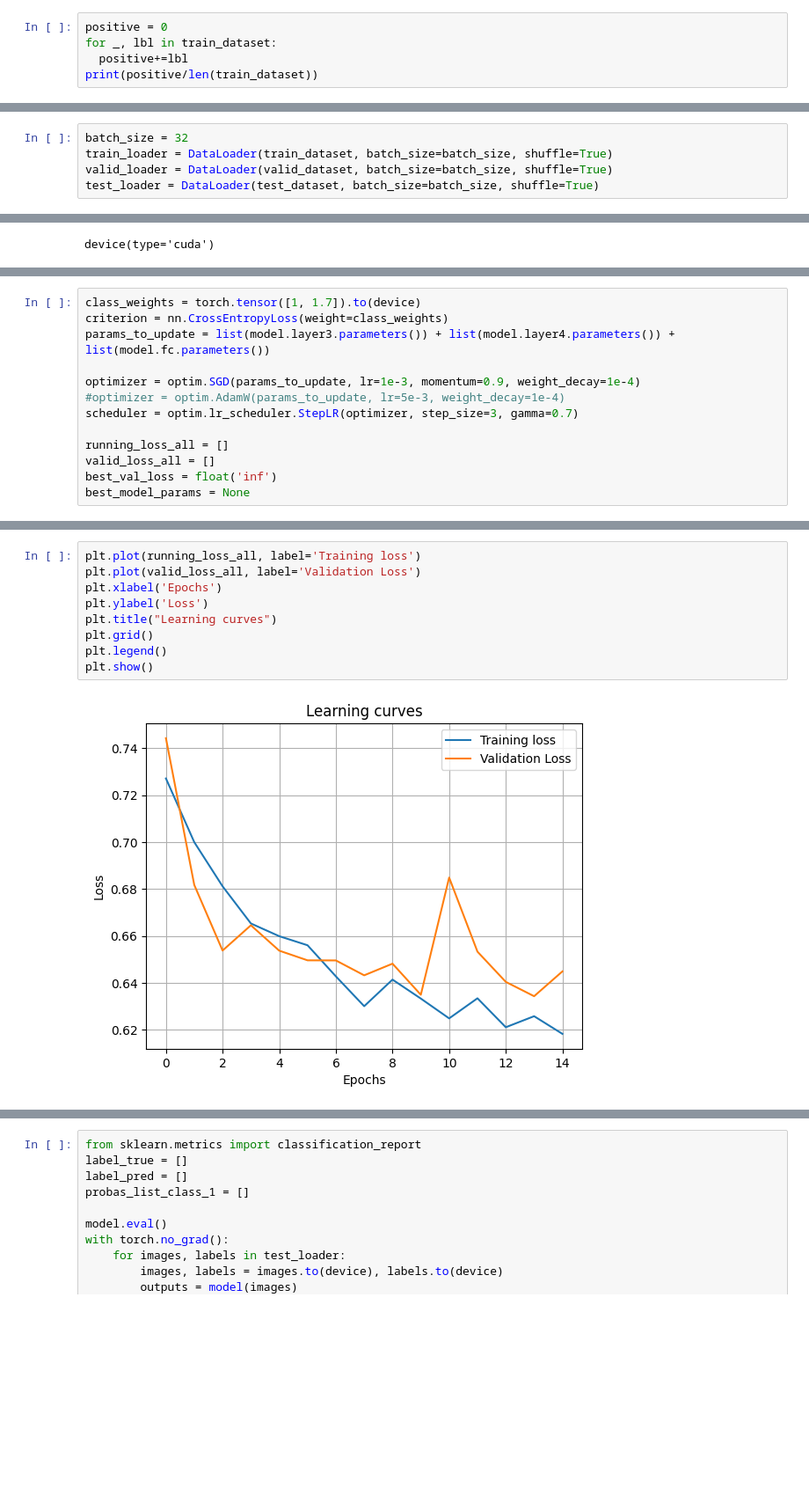
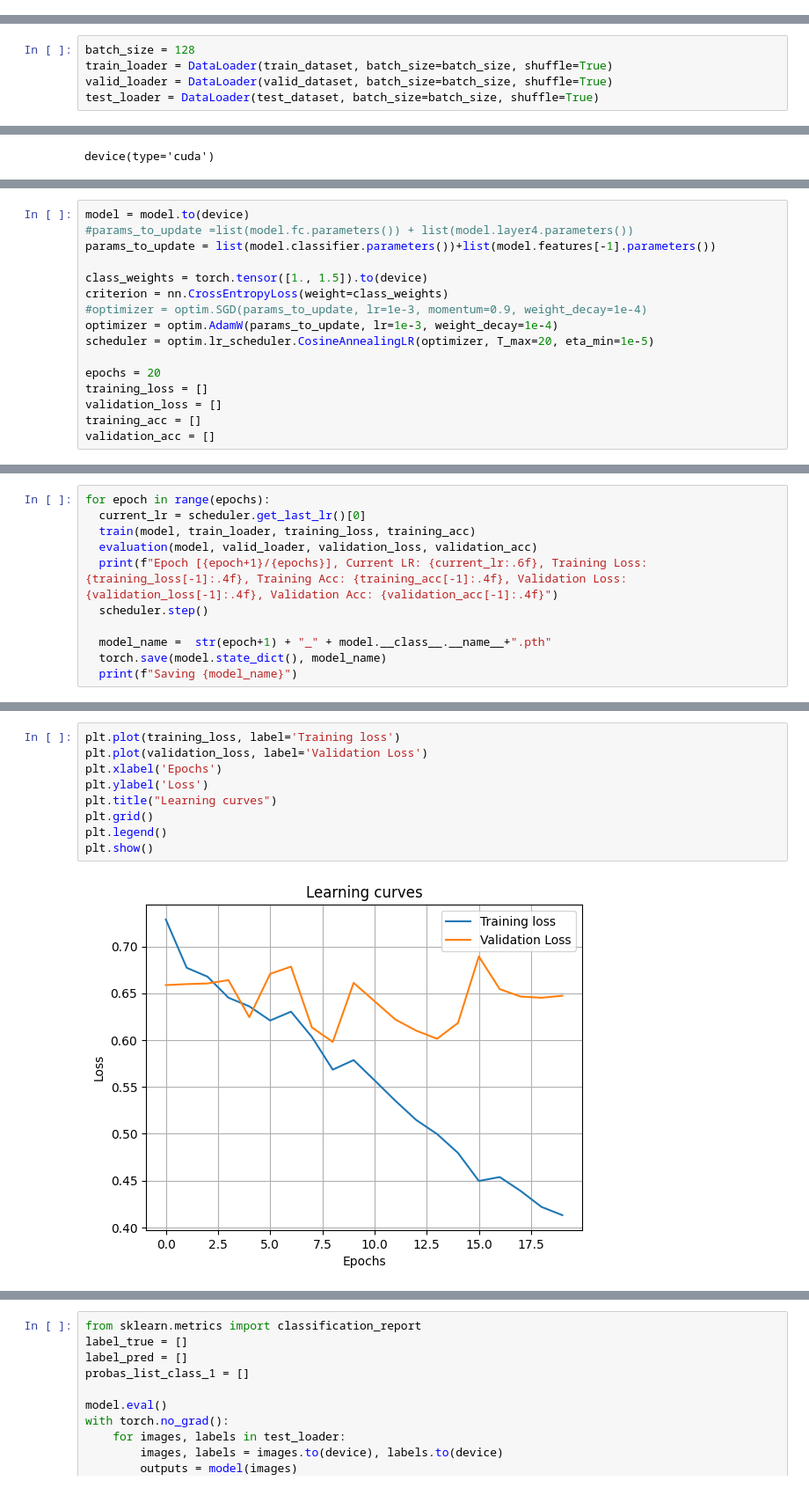
Before and after one commit to VictoorV/Breast_cancer, a Jupyter notebook: Projet_cancer_du_sein.ipynb, the cells around one changed output, grey strips where cells are left out. Shown at 88% size. Drawn from its saved outputs; the diff is of its cells as text; blank space fills up the shorter version.

```diff
--- a/Projet_cancer_du_sein.ipynb
+++ b/Projet_cancer_du_sein.ipynb
@@ -87,8 +94,3 @@ test_dataset = datasets.ImageFolder(
     root="/content/breast-cancer-detection/test",
     transform=transform
 )
-# %%
-positive = 0
-for _, lbl in train_dataset:
-  positive+=lbl
-print(positive/len(train_dataset))
@@ -97,5 +109,5 @@ print(positive/len(train_dataset))
 # %%
-batch_size = 32
+batch_size = 128
 train_loader = DataLoader(train_dataset, batch_size=batch_size, shuffle=True)
 valid_loader = DataLoader(valid_dataset, batch_size=batch_size, shuffle=True)
 test_loader = DataLoader(test_dataset, batch_size=batch_size, shuffle=True)
@@ -213,13 +336,16 @@ model = model.to(device)
 # %%
-class_weights = torch.tensor([1, 1.7]).to(device)
+model = model.to(device)
+#params_to_update =list(model.fc.parameters()) + list(model.layer4.parameters())
+params_to_update = list(model.classifier.parameters())+list(model.features[-1].parameters())
+
+class_weights = torch.tensor([1., 1.5]).to(device)
 criterion = nn.CrossEntropyLoss(weight=class_weights)
-params_to_update = list(model.layer3.parameters()) + list(model.layer4.parameters()) + list(model.fc.parameters())
+#optimizer = optim.SGD(params_to_update, lr=1e-3, momentum=0.9, weight_decay=1e-4)
+optimizer = optim.AdamW(params_to_update, lr=1e-3, weight_decay=1e-4)
+scheduler = optim.lr_scheduler.CosineAnnealingLR(optimizer, T_max=20, eta_min=1e-5)
 
-optimizer = optim.SGD(params_to_update, lr=1e-3, momentum=0.9, weight_decay=1e-4)
-#optimizer = optim.AdamW(params_to_update, lr=5e-3, weight_decay=1e-4)
-scheduler = optim.lr_scheduler.StepLR(optimizer, step_size=3, gamma=0.7)
-
-running_loss_all = []
-valid_loss_all = []
-best_val_loss = float('inf')
-best_model_params = None
+epochs = 20
+training_loss = []
+validation_loss = []
+training_acc = []
+validation_acc = []
@@ -289,0 +352,11 @@ Epoch [15/15], Training Loss: 0.6183, Validation Loss: 0.6449
+# %%
+for epoch in range(epochs):
+  current_lr = scheduler.get_last_lr()[0]
+  train(model, train_loader, training_loss, training_acc)
+  evaluation(model, valid_loader, validation_loss, validation_acc)
+  print(f"Epoch [{epoch+1}/{epochs}], Current LR: {current_lr:.6f}, Training Loss: {training_loss[-1]:.4f}, Training Acc: {training_acc[-1]:.4f}, Validation Loss: {validation_loss[-1]:.4f}, Validation Acc: {validation_acc[-1]:.4f}")
+  scheduler.step()
+
+  model_name =  str(epoch+1) + "_" + model.__class__.__name__+".pth"
+  torch.save(model.state_dict(), model_name)
+  print(f"Saving {model_name}")
@@ -290,11 +381,11 @@ Epoch [15/15], Training Loss: 0.6183, Validation Loss: 0.6449
 # %%
-plt.plot(running_loss_all, label='Training loss')
-plt.plot(valid_loss_all, label='Validation Loss')
+plt.plot(training_loss, label='Training loss')
+plt.plot(validation_loss, label='Validation Loss')
 plt.xlabel('Epochs')
 plt.ylabel('Loss')
 plt.title("Learning curves")
 plt.grid()
 plt.legend()
 plt.show()
 # %% [output]
-[figure, old version]
+[figure, new version]
```
Also changed, not shown: parts of 36 cells of this notebook.
